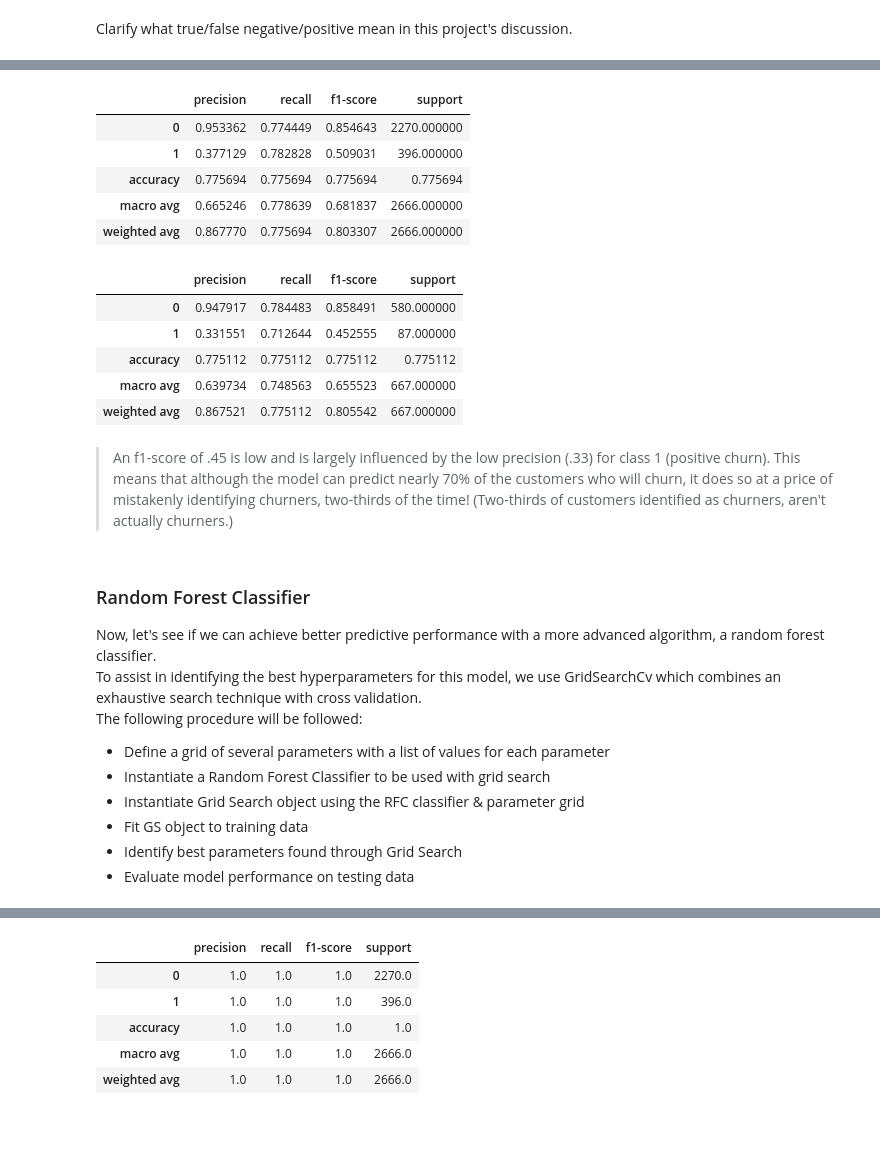
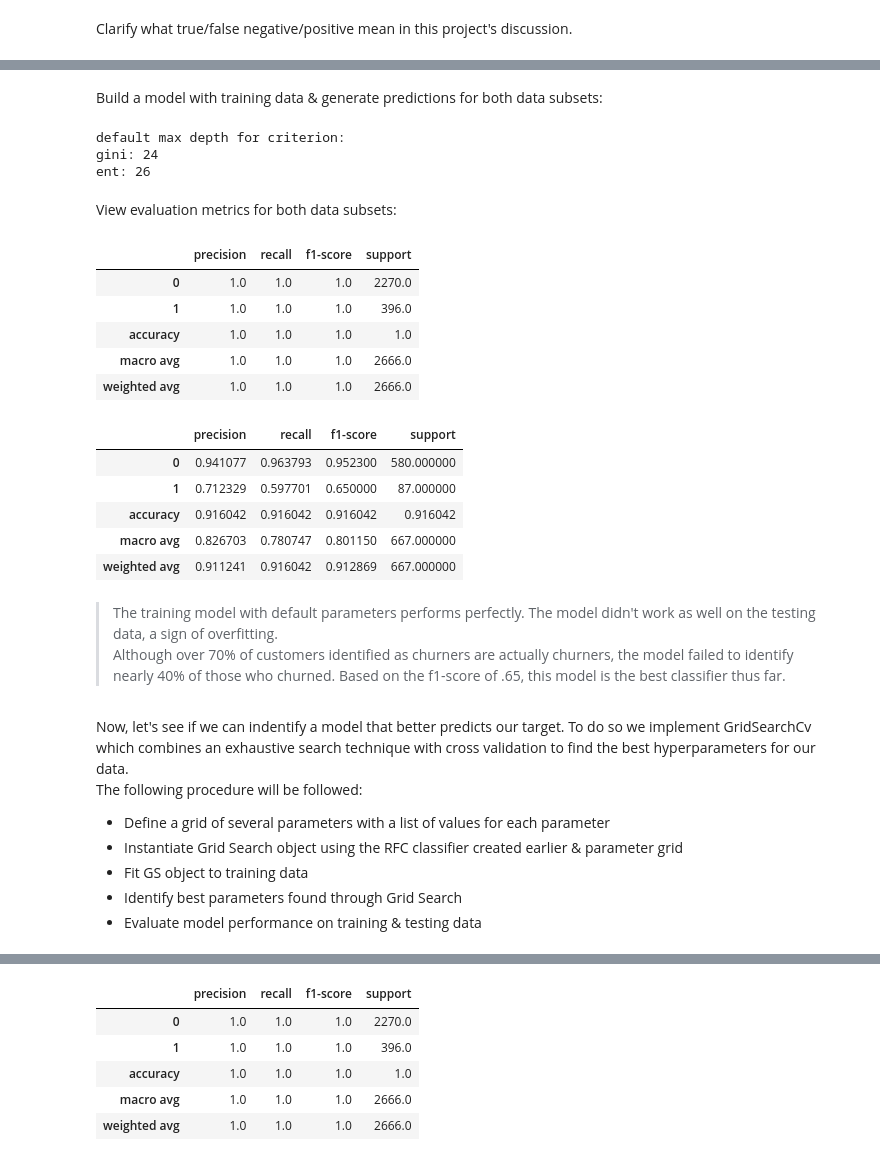
Before and after one commit to terminalcoder/Churn-in-Telecom, a Jupyter notebook: notebook.ipynb, the cells around one changed output, grey strips where cells are left out. Cells and saved outputs as stored; diff of their text form; code cells hidden in the pictures; blank space fills up the shorter version.

```diff
--- a/notebook.ipynb
+++ b/notebook.ipynb
@@ -185,7 +188,7 @@ Before building any proceeding with actually constructing models to explain the
 However, to avoid any data leakage at this step, a train-test split should first be done.
 # %%
 # assign X & y variables
-X = ohe_df.drop(['churn'], axis=1)
+X = ohe_df[high_corr_lst]
 y = ohe_df[['churn']]
 # split data into train & test
 X_train, X_test, y_train, y_test = train_test_split(X, y, test_size = .2, random_state=76)
@@ -228,11 +265,12 @@ test_y_hat = baseline_log.predict(X_test_scaled)
 # logistic regression with various regularization levels
 f1_ls = {}
 
-for see in [1, 20, 200, 2000]:
+for see in [2, 20, 200, 2000, 20000]:
     log_reg = LogisticRegression(class_weight='balanced', C = see, random_state=42)
     log_reg.fit(X_train_scaled, y_train)
     test_pred = log_reg.predict(X_test_scaled)
     f1_ls[see] = f1_score(y_test, test_pred)
 
+# a dictionary of regularization levels as keys & model f1-scores as values
 f1_ls
 # %% [output]
@@ -243,33 +288,55 @@ f1_ls
+# %% [markdown]
+Build a model with training data & generate predictions for both data subsets:
+# %%
+# instantiate random forest classifier
+rfc = RandomForestClassifier(class_weight='balanced', random_state=42)
+
+# fit classifier to training data
+rfc.fit(X_train_scaled, y_train)
+
+# generate predictions for train/test data
+rfc_train_pred = rfc.predict(X_train_scaled)
+rfc_test_pred = rfc.predict(X_test_scaled)
+# %%
+print('default max depth for criterion:')
+print('gini:', rfc_gini)
+print('ent:', rfc_ent)
+# %% [output]
+default max depth for criterion:
+gini: 24
+ent: 26
+# %% [markdown]
+View evaluation metrics for both data subsets:
 # %%
-pd.DataFrame(classification_report(y_train, train_y_hat, output_dict=True)).transpose()
+# view train classification report
+pd.DataFrame(classification_report(y_train, rfc_train_pred, output_dict=True)).transpose()
 # %% [output]
 |  | precision | recall | f1-score | support |
-| 0 | 0.953362 | 0.774449 | 0.854643 | 2270.000000 |
-| 1 | 0.377129 | 0.782828 | 0.509031 | 396.000000 |
-| accuracy | 0.775694 | 0.775694 | 0.775694 | 0.775694 |
-| macro avg | 0.665246 | 0.778639 | 0.681837 | 2666.000000 |
-| weighted avg | 0.867770 | 0.775694 | 0.803307 | 2666.000000 |
+| 0 | 1.0 | 1.0 | 1.0 | 2270.0 |
+| 1 | 1.0 | 1.0 | 1.0 | 396.0 |
+| accuracy | 1.0 | 1.0 | 1.0 | 1.0 |
+| macro avg | 1.0 | 1.0 | 1.0 | 2666.0 |
+| weighted avg | 1.0 | 1.0 | 1.0 | 2666.0 |
 # %%
-# view test data subset classification metrics
-pd.DataFrame(classification_report(y_test, test_y_hat, output_dict=True)).transpose()
+# view test classification report
+pd.DataFrame(classification_report(y_test, rfc_test_pred, output_dict=True)).transpose()
 # %% [output]
 |  | precision | recall | f1-score | support |
-| 0 | 0.947917 | 0.784483 | 0.858491 | 580.000000 |
-| 1 | 0.331551 | 0.712644 | 0.452555 | 87.000000 |
-| accuracy | 0.775112 | 0.775112 | 0.775112 | 0.775112 |
-| macro avg | 0.639734 | 0.748563 | 0.655523 | 667.000000 |
-| weighted avg | 0.867521 | 0.775112 | 0.805542 | 667.000000 |
+| 0 | 0.941077 | 0.963793 | 0.952300 | 580.000000 |
+| 1 | 0.712329 | 0.597701 | 0.650000 | 87.000000 |
+| accuracy | 0.916042 | 0.916042 | 0.916042 | 0.916042 |
+| macro avg | 0.826703 | 0.780747 | 0.801150 | 667.000000 |
+| weighted avg | 0.911241 | 0.916042 | 0.912869 | 667.000000 |
-# %% [markdown]
->An f1-score of .45 is low and is largely influenced by the low precision (.33) for class 1 (positive churn). This means that although the model can predict nearly 70% of the customers who will churn, it does so at a price of mistakenly identifying churners, two-thirds of the time! (Two-thirds of customers identified as churners, aren't actually churners.)
+# %% [markdown]
+> The training model with default parameters performs perfectly.
+The model didn't work as well on the testing data, a sign of overfitting.
+Although over 70% of customers identified as churners are actually churners, the model failed to identify nearly 40% of those who churned. Based on the f1-score of .65, this model is the best classifier thus far.
 # %% [markdown]
-### Random Forest Classifier
-Now, let's see if we can achieve better predictive performance with a more advanced algorithm, a random forest classifier.
-To assist in identifying the best hyperparameters for this model, we use GridSearchCv which combines an exhaustive search technique with cross validation.
+Now, let's see if we can indentify a model that better predicts our target. To do so we implement GridSearchCv which combines an exhaustive search technique with cross validation to find the best hyperparameters for our data.
 The following procedure will be followed:
 * Define a grid of several parameters with a list of values for each parameter
-* Instantiate a Random Forest Classifier to be used with grid search
-* Instantiate Grid Search object using the RFC classifier & parameter grid
+* Instantiate Grid Search object using the RFC classifier created earlier & parameter grid
 * Fit GS object to training data
 * Identify best parameters found through Grid Search
-* Evaluate model performance on testing data
+* Evaluate model performance on training & testing data
 # %%
```
Also changed, not shown: parts of 27 cells of this notebook.
